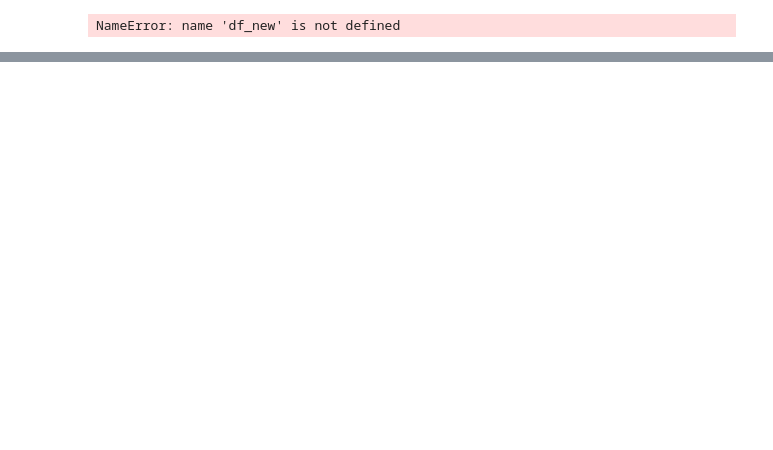
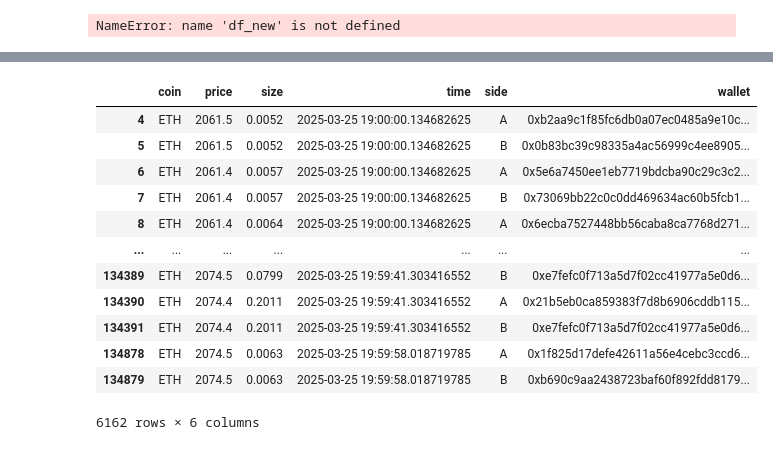
Before and after one commit to ASEVlad/Hyperliquid_Wash_Trading_detection, a Jupyter notebook: first_data_observations.ipynb, the cells around one changed output, grey strips where cells are left out. Saved outputs shown, nothing was run; the diff lists cells and outputs as text; code cells hidden in the pictures; blank space fills up the shorter version.

```diff
--- a/test.ipynb
+++ b/first_data_observations.ipynb
@@ -246,0 +324,16 @@ NameError: name 'df_new' is not defined
+# %%
+df[df["coin"] == "ETH"]
+# %% [output]
+|  | coin | price | size | time | side | wallet |
+| 4 | ETH | 2061.5 | 0.0052 | 2025-03-25 19:00:00.134682625 | A | 0xb2aa9c1f85fc6db0a07ec0485a9e10c... |
+| 5 | ETH | 2061.5 | 0.0052 | 2025-03-25 19:00:00.134682625 | B | 0x0b83bc39c98335a4ac56999c4ee8905... |
+| 6 | ETH | 2061.4 | 0.0057 | 2025-03-25 19:00:00.134682625 | A | 0x5e6a7450ee1eb7719bdcba90c29c3c2... |
+| 7 | ETH | 2061.4 | 0.0057 | 2025-03-25 19:00:00.134682625 | B | 0x73069bb22c0c0dd469634ac60b5fcb1... |
+| 8 | ETH | 2061.4 | 0.0064 | 2025-03-25 19:00:00.134682625 | A | 0x6ecba7527448bb56caba8ca7768d271... |
+| ... | ... | ... | ... | ... | ... | ... |
+| 134389 | ETH | 2074.5 | 0.0799 | 2025-03-25 19:59:41.303416552 | B | 0xe7fefc0f713a5d7f02cc41977a5e0d6... |
+| 134390 | ETH | 2074.4 | 0.2011 | 2025-03-25 19:59:41.303416552 | A | 0x21b5eb0ca859383f7d8b6906cddb115... |
+| 134391 | ETH | 2074.4 | 0.2011 | 2025-03-25 19:59:41.303416552 | B | 0xe7fefc0f713a5d7f02cc41977a5e0d6... |
+| 134878 | ETH | 2074.5 | 0.0063 | 2025-03-25 19:59:58.018719785 | A | 0x1f825d17defe42611a56e4cebc3ccd6... |
+| 134879 | ETH | 2074.5 | 0.0063 | 2025-03-25 19:59:58.018719785 | B | 0xb690c9aa2438723baf60f892fdd8179... |
+6162 rows × 6 columns
```
Also changed, not shown: parts of 9 cells of this notebook, 1 other file.
